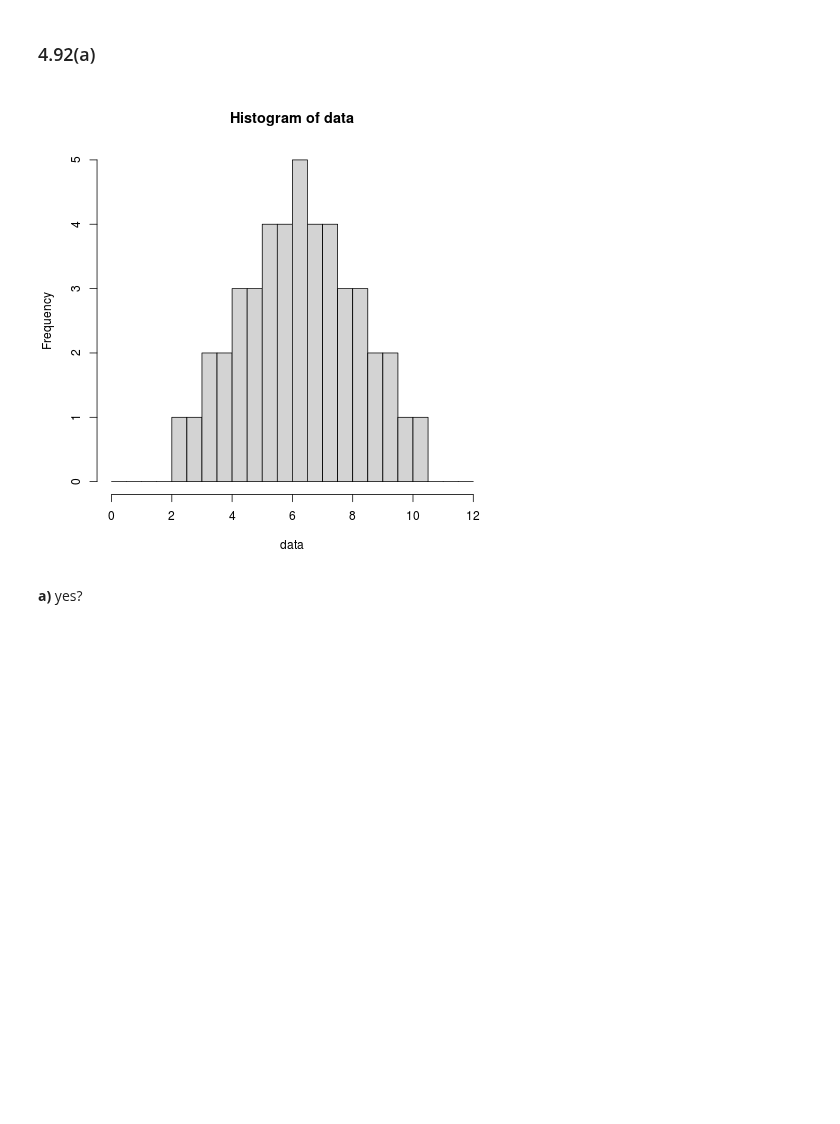
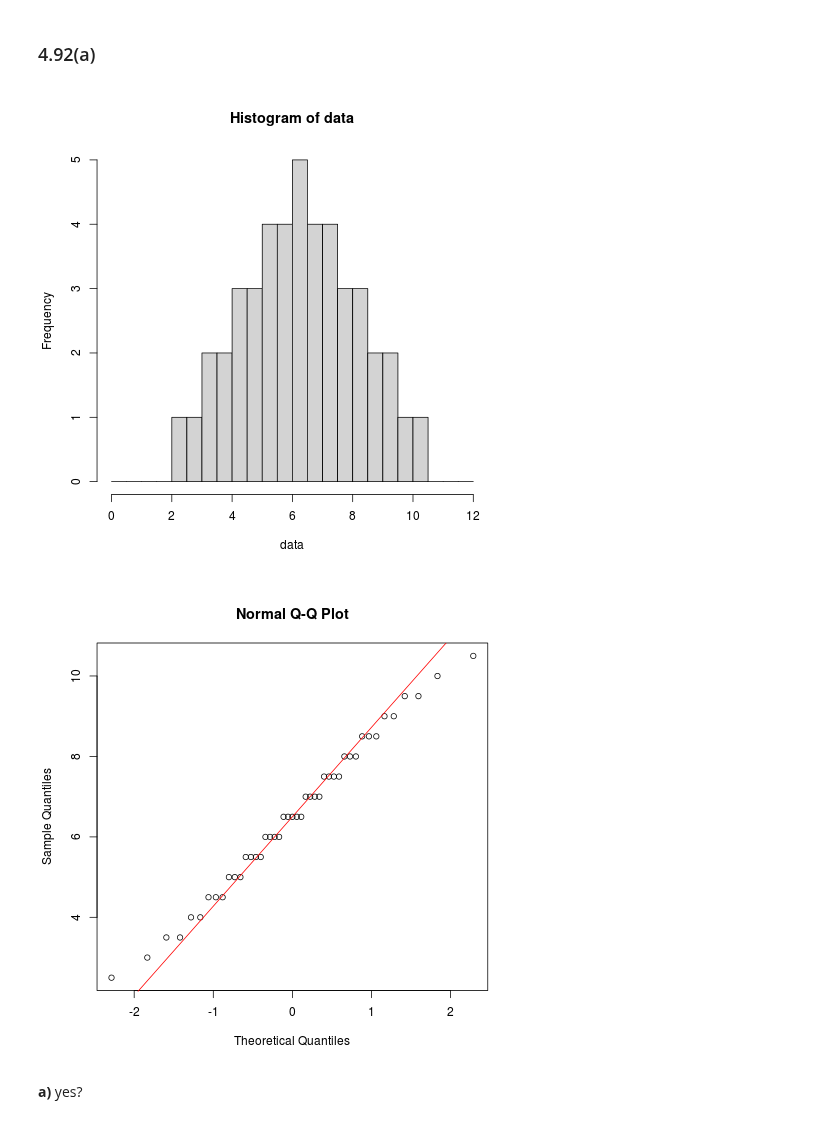
Before and after one commit to Chuphay/school, a Jupyter notebook: stat1/stat_3.ipynb, the cells around one changed output. Cells and saved outputs as stored; diff of their text form; code cells hidden in the pictures; blank space fills up the shorter version.

```diff
--- a/stat1/stat_3.ipynb
+++ b/stat1/stat_3.ipynb
@@ -188,9 +187,12 @@ c)  0.6906185  versus  0.6900701
 # %%
 %%R
 data <- colSums(combn(2:11,2))/2
+qqnorm(data)
+qqline(data, col = 'red')
 hist(data, col = 'light gray', breaks <- seq(0,12, by = 0.5))
 # %% [output]
 [figure]
+[figure, added]
 # %% [markdown]
 <b>a) </b> yes?
 # %% [markdown]
```
Also changed, not shown: parts of 9 cells of this notebook.
